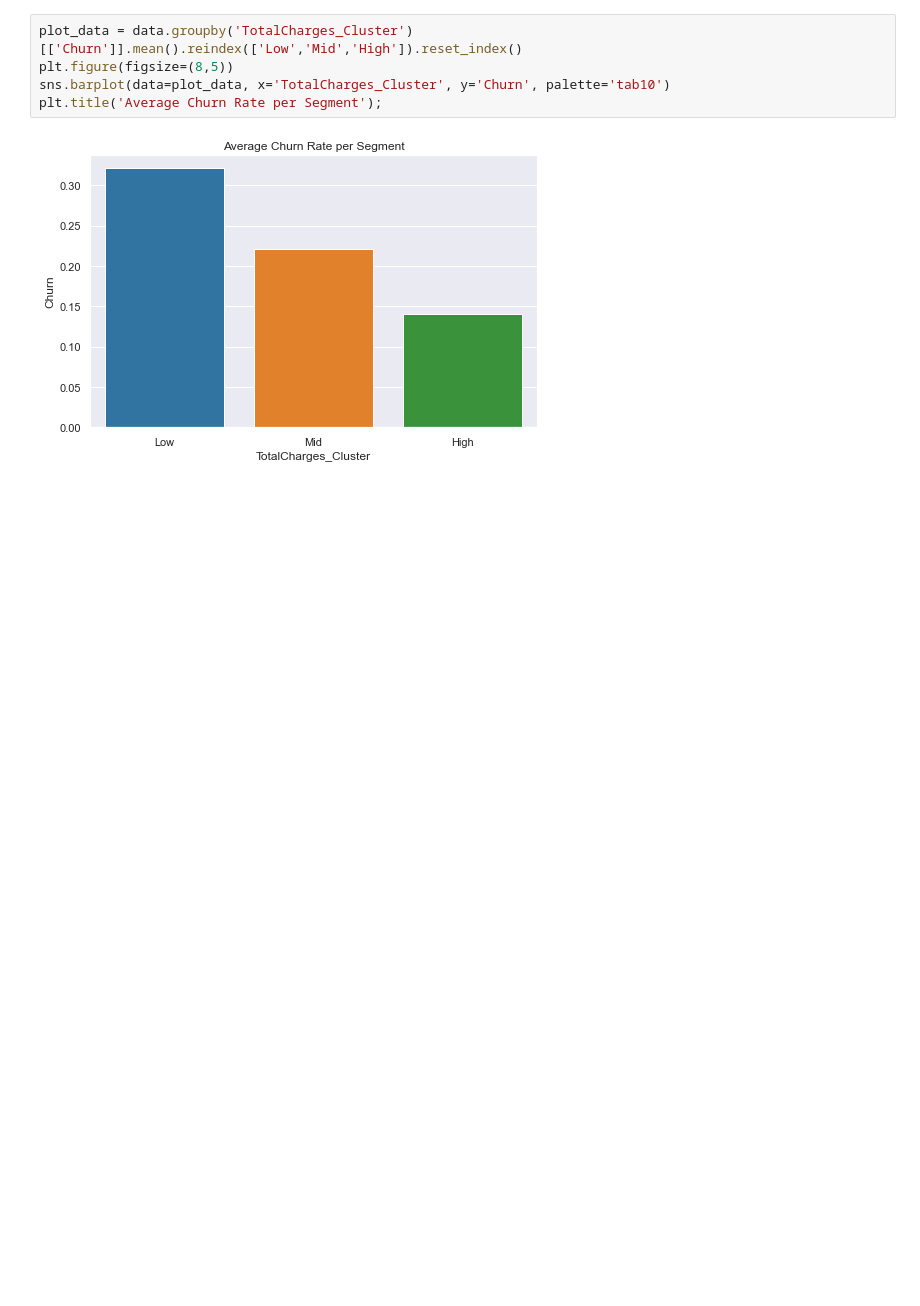
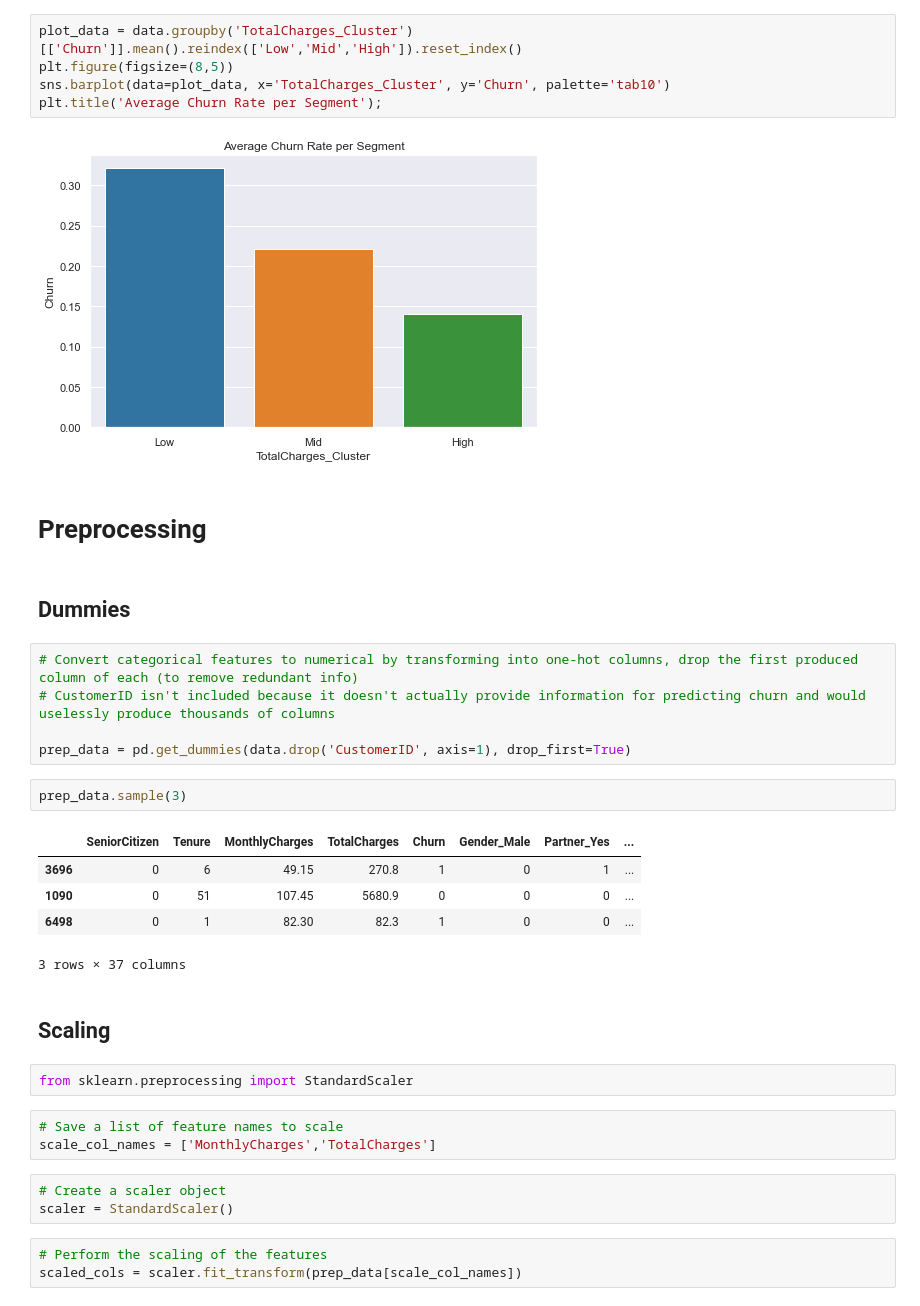
Before and after one commit to noahscantron/Telecom_Customer_Churn, a Jupyter notebook: Telecom_Customer_Churn.ipynb, the cells around one changed output. Saved outputs shown, nothing was run; the diff lists cells and outputs as text; blank space fills up the shorter version.

```diff
--- a/Telecom_Customer_Churn.ipynb
+++ b/Telecom_Customer_Churn.ipynb
@@ -513,3 +432,33 @@ sns.barplot(data=plot_data, x='TotalCharges_Cluster', y='Churn', palette='tab10'
 plt.title('Average Churn Rate per Segment');
 # %% [output]
 [figure]
+# %% [markdown]
+# Preprocessing
+# %% [markdown]
+## Dummies
+# %%
+# Convert categorical features to numerical by transforming into one-hot columns, drop the first produced column of each (to remove redundant info)
+# CustomerID isn't included because it doesn't actually provide information for predicting churn and would uselessly produce thousands of columns
+
+prep_data = pd.get_dummies(data.drop('CustomerID', axis=1), drop_first=True)
+# %%
+prep_data.sample(3)
+# %% [output]
+|  | SeniorCitizen | Tenure | MonthlyCharges | TotalCharges | Churn | Gender_Male | Partner_Yes | ... |
+| 3696 | 0 | 6 | 49.15 | 270.8 | 1 | 0 | 1 | ... |
+| 1090 | 0 | 51 | 107.45 | 5680.9 | 0 | 0 | 0 | ... |
+| 6498 | 0 | 1 | 82.30 | 82.3 | 1 | 0 | 0 | ... |
+3 rows × 37 columns
+# %% [markdown]
+## Scaling
+# %%
+from sklearn.preprocessing import StandardScaler
+# %%
+# Save a list of feature names to scale
+scale_col_names = ['MonthlyCharges','TotalCharges']
+# %%
+# Create a scaler object
+scaler = StandardScaler()
+# %%
+# Perform the scaling of the features
+scaled_cols = scaler.fit_transform(prep_data[scale_col_names])
```
Also changed, not shown: parts of 63 cells of this notebook.
